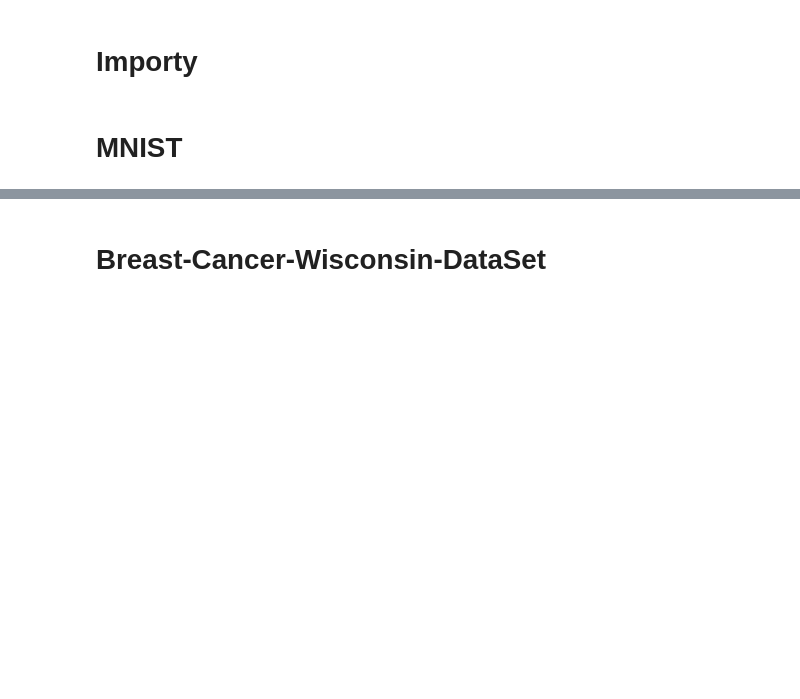
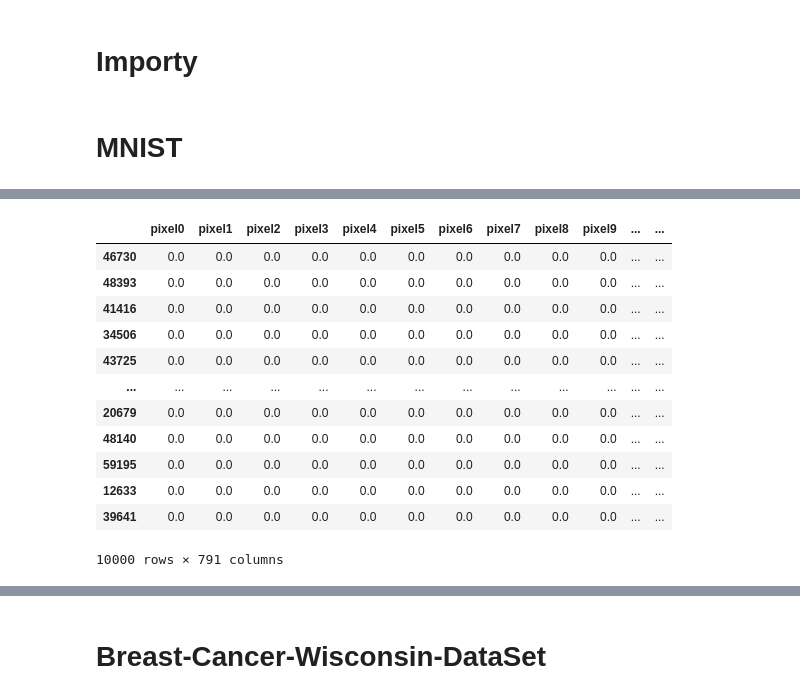
Before and after one commit to MariuszAKS/MachineLearning-JupyterNotebooks, a Jupyter notebook: DimensionReduction.ipynb, the cells around one changed output, grey strips where cells are left out. Saved outputs shown, nothing was run; the diff lists cells and outputs as text; code cells hidden in the pictures; blank space fills up the shorter version.

```diff
--- a/DimensionReduction.ipynb
+++ b/DimensionReduction.ipynb
@@ -96,3 +98,19 @@ data_subset
+# %%
+df_subset
+# %% [output]
+|  | pixel0 | pixel1 | pixel2 | pixel3 | pixel4 | pixel5 | pixel6 | pixel7 | pixel8 | pixel9 | ... | ... |
+| 46730 | 0.0 | 0.0 | 0.0 | 0.0 | 0.0 | 0.0 | 0.0 | 0.0 | 0.0 | 0.0 | ... | ... |
+| 48393 | 0.0 | 0.0 | 0.0 | 0.0 | 0.0 | 0.0 | 0.0 | 0.0 | 0.0 | 0.0 | ... | ... |
+| 41416 | 0.0 | 0.0 | 0.0 | 0.0 | 0.0 | 0.0 | 0.0 | 0.0 | 0.0 | 0.0 | ... | ... |
+| 34506 | 0.0 | 0.0 | 0.0 | 0.0 | 0.0 | 0.0 | 0.0 | 0.0 | 0.0 | 0.0 | ... | ... |
+| 43725 | 0.0 | 0.0 | 0.0 | 0.0 | 0.0 | 0.0 | 0.0 | 0.0 | 0.0 | 0.0 | ... | ... |
+| ... | ... | ... | ... | ... | ... | ... | ... | ... | ... | ... | ... | ... |
+| 20679 | 0.0 | 0.0 | 0.0 | 0.0 | 0.0 | 0.0 | 0.0 | 0.0 | 0.0 | 0.0 | ... | ... |
+| 48140 | 0.0 | 0.0 | 0.0 | 0.0 | 0.0 | 0.0 | 0.0 | 0.0 | 0.0 | 0.0 | ... | ... |
+| 59195 | 0.0 | 0.0 | 0.0 | 0.0 | 0.0 | 0.0 | 0.0 | 0.0 | 0.0 | 0.0 | ... | ... |
+| 12633 | 0.0 | 0.0 | 0.0 | 0.0 | 0.0 | 0.0 | 0.0 | 0.0 | 0.0 | 0.0 | ... | ... |
+| 39641 | 0.0 | 0.0 | 0.0 | 0.0 | 0.0 | 0.0 | 0.0 | 0.0 | 0.0 | 0.0 | ... | ... |
+10000 rows × 791 columns
 # %%
 # Porównanie PCA i t-SNE
 
```
Also changed, not shown: parts of 6 cells of this notebook.
